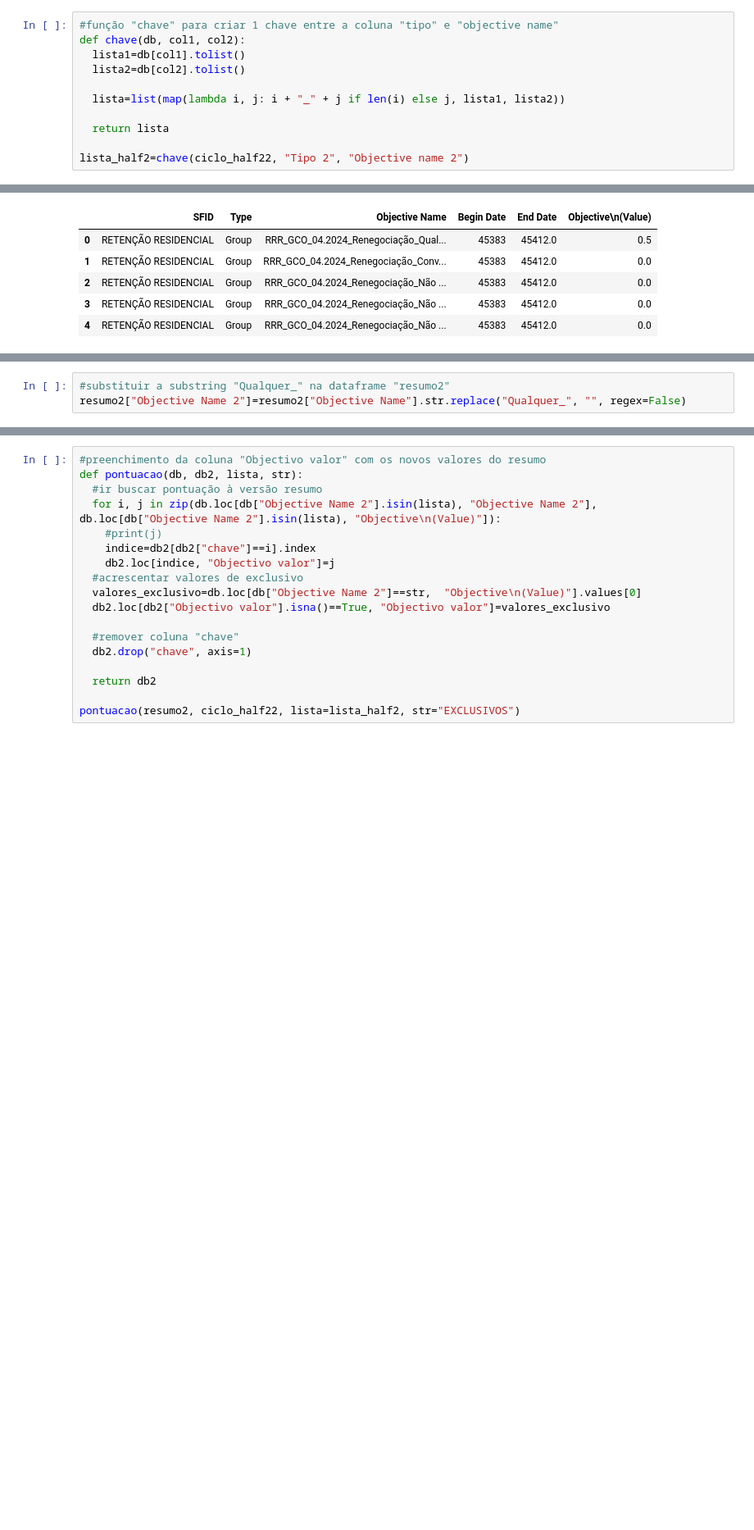
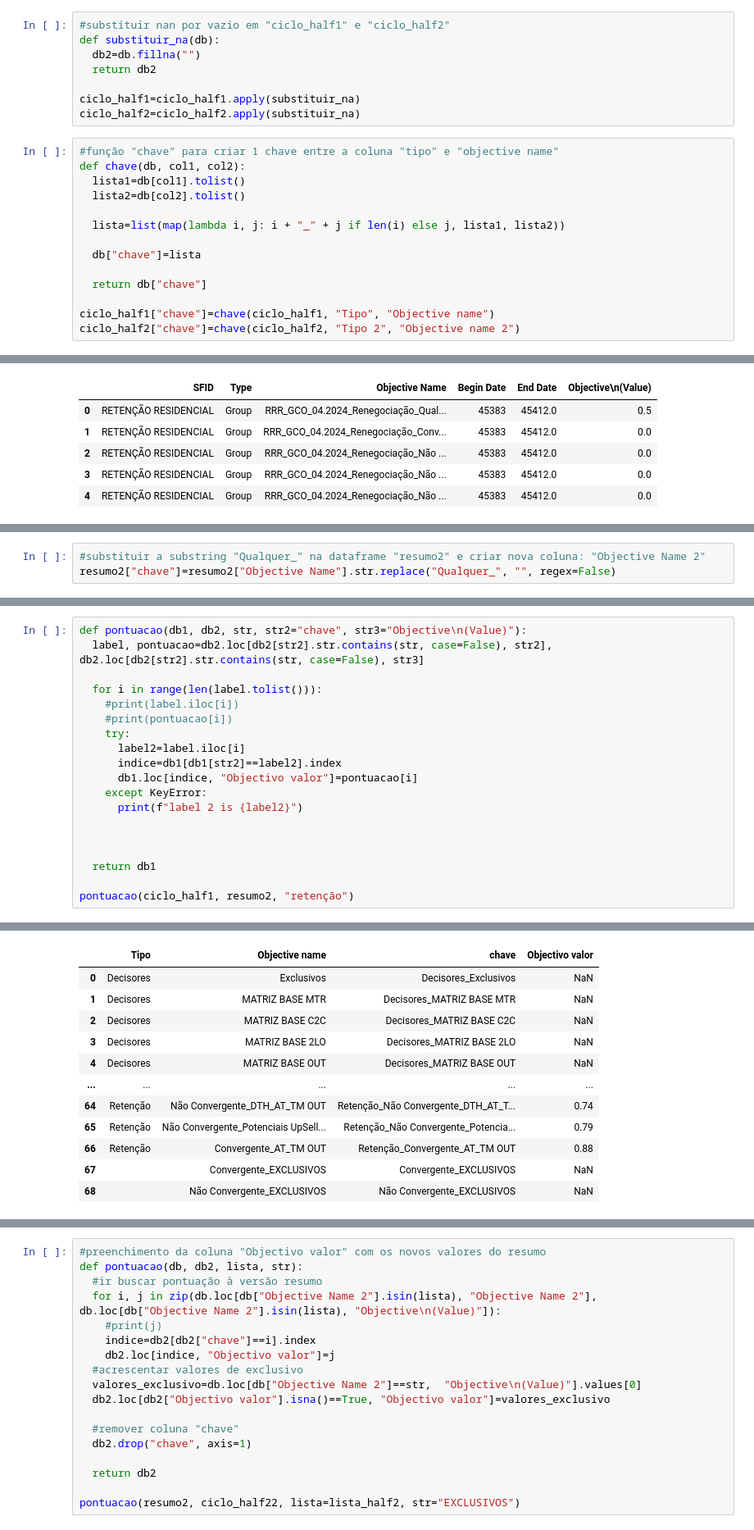
Before and after one commit to josepmatias/nos_reten-ao, a Jupyter notebook: objectivos_reactiva_versão ciclo.ipynb, the cells around one changed output, grey strips where cells are left out. Shown at 82% size. Saved outputs shown, nothing was run; the diff lists cells and outputs as text; blank space fills up the shorter version.

```diff
--- a/objectivos_reactiva_versão ciclo.ipynb
+++ b/objectivos_reactiva_versão ciclo.ipynb
@@ -113,3 +99,11 @@ dtype: int64
+# %%
+#substituir nan por vazio em "ciclo_half1" e "ciclo_half2"
+def substituir_na(db):
+  db2=db.fillna("")
+  return db2
+
+ciclo_half1=ciclo_half1.apply(substituir_na)
+ciclo_half2=ciclo_half2.apply(substituir_na)
 # %%
 #função "chave" para criar 1 chave entre a coluna "tipo" e "objective name"
 def chave(db, col1, col2):
@@ -118,6 +112,9 @@ def chave(db, col1, col2):
 
   lista=list(map(lambda i, j: i + "_" + j if len(i) else j, lista1, lista2))
 
-  return lista
+  db["chave"]=lista
 
-lista_half2=chave(ciclo_half22, "Tipo 2", "Objective name 2")
+  return db["chave"]
+
+ciclo_half1["chave"]=chave(ciclo_half1, "Tipo", "Objective name")
+ciclo_half2["chave"]=chave(ciclo_half2, "Tipo 2", "Objective name 2")
@@ -176,7 +168,7 @@ Objective Name 2      0
 dtype: int64
 # %%
-#substituir a substring "Qualquer_" na dataframe "resumo2"
-resumo2["Objective Name 2"]=resumo2["Objective Name"].str.replace("Qualquer_", "", regex=False)
+#substituir a substring "Qualquer_" na dataframe "resumo2" e criar nova coluna: "Objective Name 2"
+resumo2["chave"]=resumo2["Objective Name"].str.replace("Qualquer_", "", regex=False)
 # %% [output]
 A value is trying to be set on a copy of a slice from a DataFrame.
 Try using .loc[row_indexer,col_indexer] = value instead
@@ -229,3 +224,23 @@ resumo2[resumo2["Objective Name 2"].str.contains("exclusivo", case=False)]
 | 0 | RETENÇÃO RESIDENCIAL | Group | Qualquer_EXCLUSIVOS | 45383 | 45412.0 | 0.50 | EXCLUSIVOS |
 | 32 | RETENÇÃO RESIDENCIAL | Group | Retenção_Qualquer_Qualquer_Qualqu... | 45383 | 45412.0 | 0.89 | Retenção_EXCLUSIVOS |
 | 98 | RETENÇÃO RESIDENCIAL | Group | Decisores_Qualquer_Qualquer_Qualq... | 45383 | 45412.0 | 1.50 | Decisores_EXCLUSIVOS |
+# %%
+def pontuacao(db1, db2, str, str2="chave", str3="Objective\n(Value)"):
+  label, pontuacao=db2.loc[db2[str2].str.contains(str, case=False), str2], db2.loc[db2[str2].str.contains(str, case=False), str3]
+
+  for i in range(len(label.tolist())):
+    #print(label.iloc[i])
+    #print(pontuacao[i])
+    try:
+      label2=label.iloc[i]
+      indice=db1[db1[str2]==label2].index
+      db1.loc[indice, "Objectivo valor"]=pontuacao[i]
+    except KeyError:
+      print(f"label 2 is {label2}")
+
+
+
+  return db1
+
+pontuacao(ciclo_half1, resumo2, "retenção")
+# %% [output]
@@ -231,0 +264,12 @@ resumo2[resumo2["Objective Name 2"].str.contains("exclusivo", case=False)]
+|  | Tipo | Objective name | chave | Objectivo valor |
+| 0 | Decisores | Exclusivos | Decisores_Exclusivos | NaN |
+| 1 | Decisores | MATRIZ BASE MTR | Decisores_MATRIZ BASE MTR | NaN |
+| 2 | Decisores | MATRIZ BASE C2C | Decisores_MATRIZ BASE C2C | NaN |
+| 3 | Decisores | MATRIZ BASE 2LO | Decisores_MATRIZ BASE 2LO | NaN |
+| 4 | Decisores | MATRIZ BASE OUT | Decisores_MATRIZ BASE OUT | NaN |
+| ... | ... | ... | ... | ... |
+| 64 | Retenção | Não Convergente_DTH_AT_TM OUT | Retenção_Não Convergente_DTH_AT_T... | 0.74 |
+| 65 | Retenção | Não Convergente_Potenciais UpSell... | Retenção_Não Convergente_Potencia... | 0.79 |
+| 66 | Retenção | Convergente_AT_TM OUT | Retenção_Convergente_AT_TM OUT | 0.88 |
+| 67 |  | Convergente_EXCLUSIVOS | Convergente_EXCLUSIVOS | NaN |
+| 68 |  | Não Convergente_EXCLUSIVOS | Não Convergente_EXCLUSIVOS | NaN |
```
Also changed, not shown: parts of 10 cells of this notebook.
